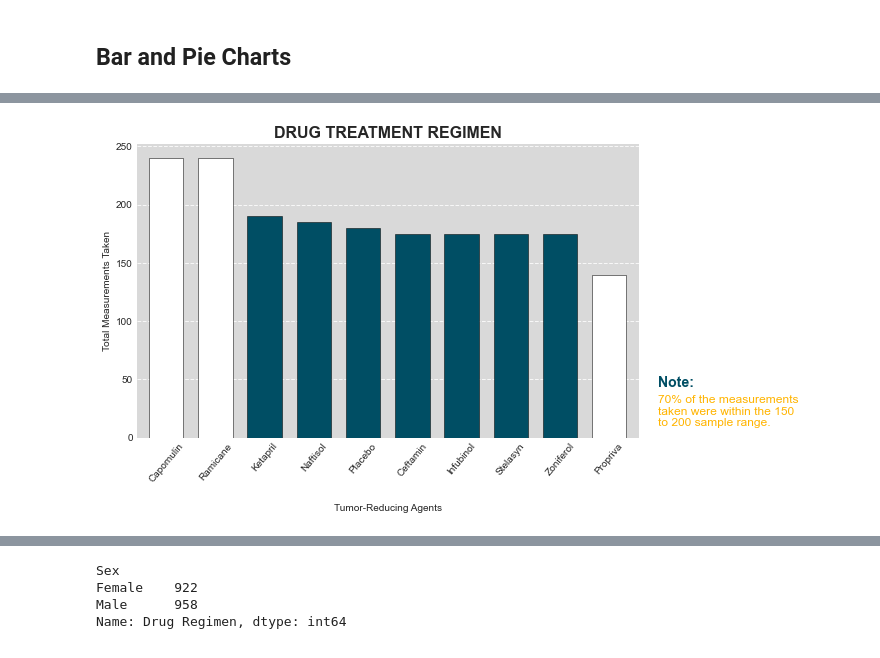
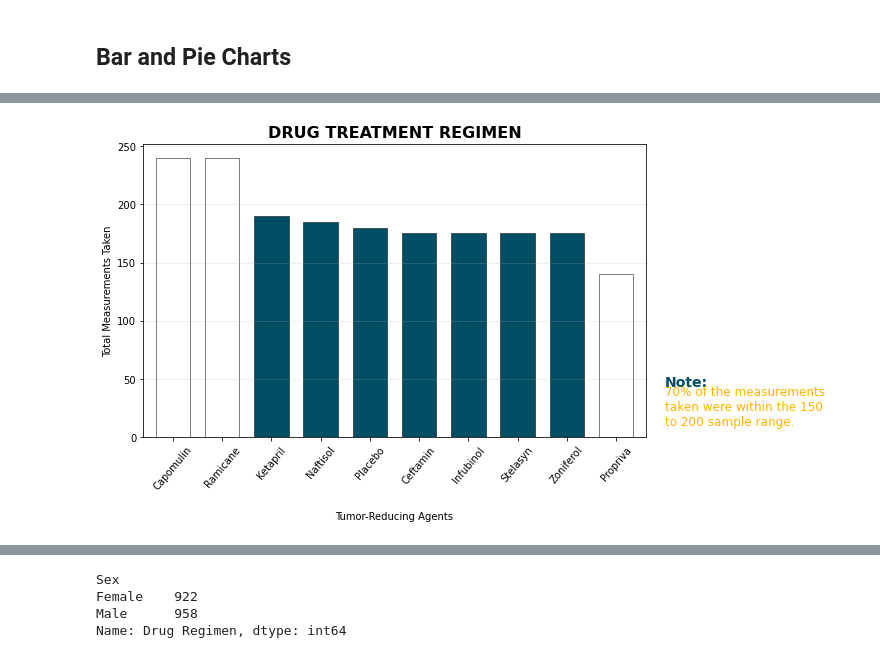
Before and after one commit to mathewqpmiller/Matplotlib-Pymaceuticals_Analysis, a Jupyter notebook: Matplotlib_Pharmaceuticals_Analysis_Final.ipynb, the cells around one changed output, grey strips where cells are left out. Saved outputs shown, nothing was run; the diff lists cells and outputs as text; code cells hidden in the pictures.

```diff
--- a/Matplotlib_Pharmaceuticals_Analysis_Final.ipynb
+++ b/Matplotlib_Pharmaceuticals_Analysis_Final.ipynb
@@ -420,39 +425,44 @@ ax.set_xlabel("Tumor-Reducing Agents", labelpad=20)  # Add padding to the x-axis
 # Custom Chart Title
 ax.set_title('DRUG TREATMENT REGIMEN', fontsize=16, weight='bold')
 
-# Remove the frame by hiding top and right spines
-ax.spines['top'].set_visible(False)
-ax.spines['right'].set_visible(False)
+# Hide the top and right spines (remove the frame)
+ax1.spines['top'].set_visible(False)
+ax1.spines['bottom'].set_visible(True)
+ax1.spines['right'].set_visible(False)
+ax1.spines['left'].set_visible(True)
+
+# Add gridlines for readability (white grid lines)
+ax1.yaxis.grid(True, linestyle='--', linewidth=0.5, alpha=0.7)
 
 # Add a text note
 # First part of the note (Note in larger, different color)
 plt.text(
     10, 44,
     'Note:',
     fontsize=14,
     color='#004E64',
     fontweight='bold'
 )
 
 plt.text(
     10, 10,
     '70% of the measurements \ntaken were within the 150 \nto 200 sample range.',
     fontsize=12,
     color='#FFB400'
 )
 
 # Adjust bottom padding to prevent label clipping
 plt.subplots_adjust(bottom=0.2)
 
 # Improve Grid Visibility
-ax.grid(True, axis='y', linestyle='--', linewidth=1, alpha=0.8, color='white', zorder=0)
+ax.grid(True, axis='y', linestyle='--', linewidth=.5, alpha=0.6)
 ax.grid(False, axis='x')  # Disable x-axis gridlines
 
 # Save with a custom bounding box
 custom_bbox = Bbox.from_bounds(0.0, 0.0, 8, 4)  # x, y, width, height (adjust as needed)
 plt.savefig("images/DrugRegimen_Pyplot_BarChart.png", dpi=300, bbox_inches='tight')
 
 # Display the plot
 plt.show()
 # %% [output]
-[figure, old version]
+[figure, new version]
```
Also changed, not shown: parts of 9 cells of this notebook, 11 other files.
